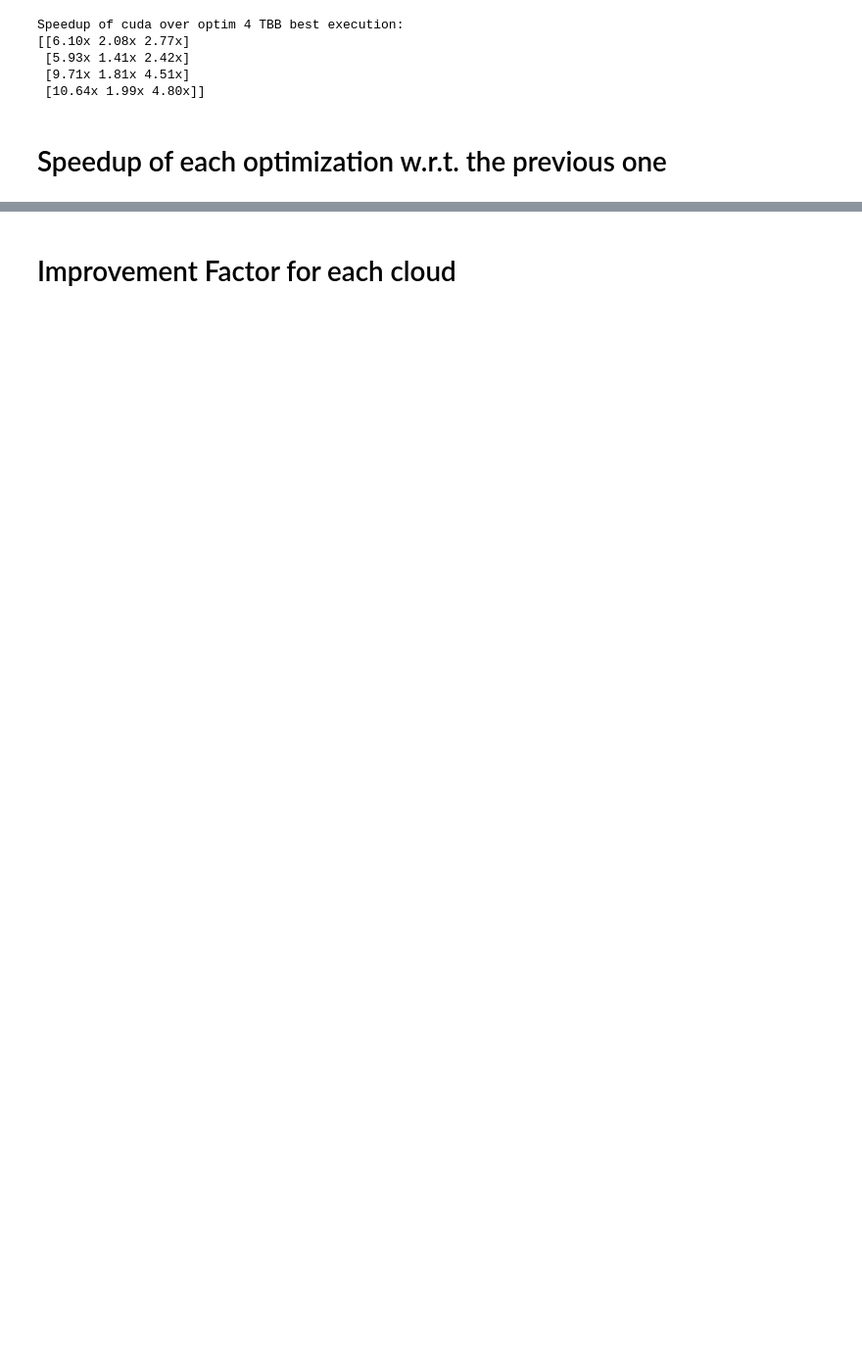
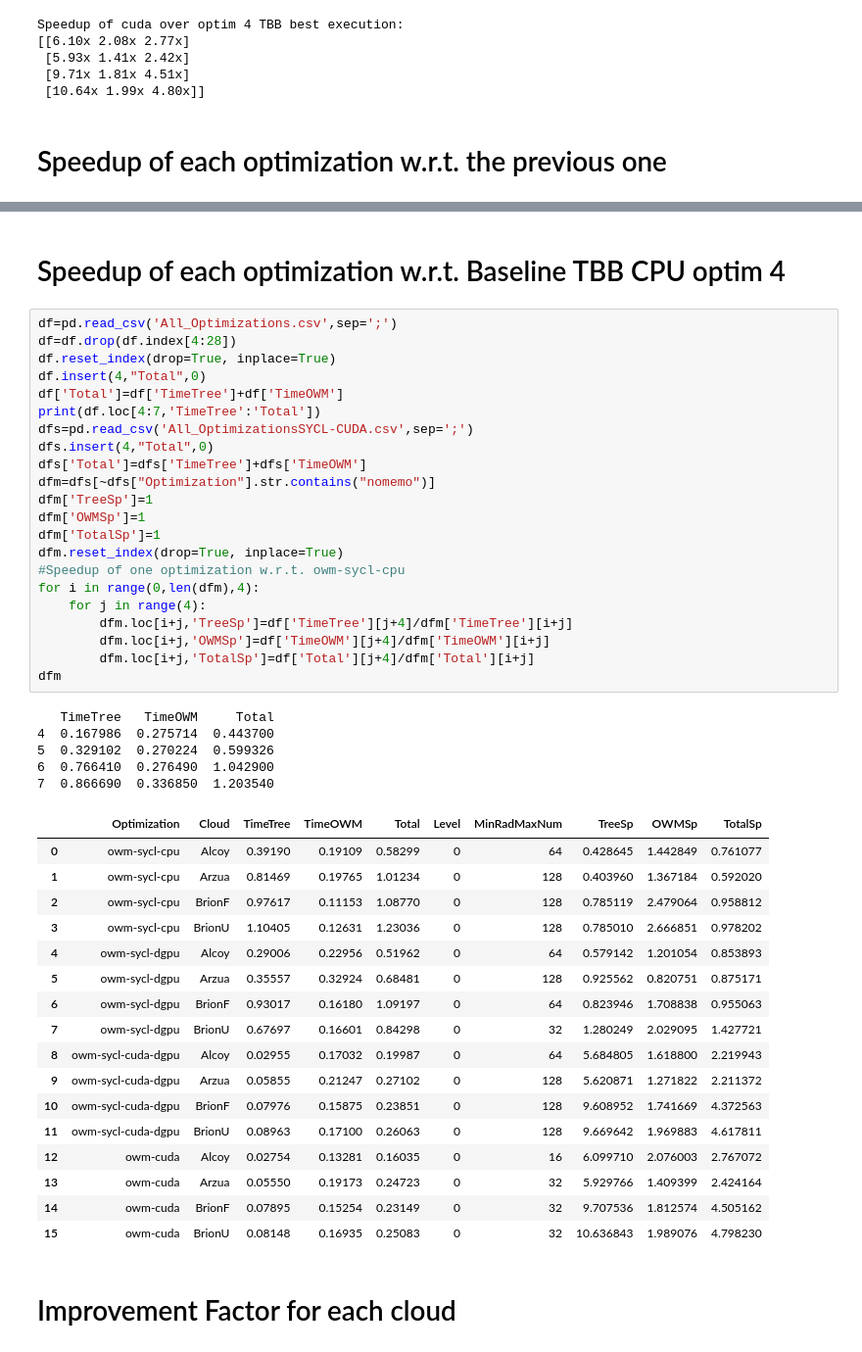
Before and after one commit to PPMC-DAC/FastOWM, a Jupyter notebook: Results/process_all_optimSYCL-CUDA.ipynb, the cells around one changed output, grey strips where cells are left out. Shown at 98% size. Saved outputs shown, nothing was run; the diff lists cells and outputs as text; blank space fills up the shorter version.

```diff
--- a/Results/process_all_optimSYCL-CUDA.ipynb
+++ b/Results/process_all_optimSYCL-CUDA.ipynb
@@ -148,3 +224,50 @@ dfm
+# %% [markdown]
+# Speedup of each optimization w.r.t. Baseline TBB CPU optim 4
+# %%
+df=pd.read_csv('All_Optimizations.csv',sep=';')
+df=df.drop(df.index[4:28])
+df.reset_index(drop=True, inplace=True)
+df.insert(4,"Total",0)
+df['Total']=df['TimeTree']+df['TimeOWM']
+print(df.loc[4:7,'TimeTree':'Total'])
+dfs=pd.read_csv('All_OptimizationsSYCL-CUDA.csv',sep=';')
+dfs.insert(4,"Total",0)
+dfs['Total']=dfs['TimeTree']+dfs['TimeOWM']
+dfm=dfs[~dfs["Optimization"].str.contains("nomemo")]
+dfm['TreeSp']=1
+dfm['OWMSp']=1
+dfm['TotalSp']=1
+dfm.reset_index(drop=True, inplace=True)
+#Speedup of one optimization w.r.t. owm-sycl-cpu
+for i in range(0,len(dfm),4):
+    for j in range(4):
+        dfm.loc[i+j,'TreeSp']=df['TimeTree'][j+4]/dfm['TimeTree'][i+j]
+        dfm.loc[i+j,'OWMSp']=df['TimeOWM'][j+4]/dfm['TimeOWM'][i+j]
+        dfm.loc[i+j,'TotalSp']=df['Total'][j+4]/dfm['Total'][i+j]
+dfm
+# %% [output]
+   TimeTree   TimeOWM     Total
+4  0.167986  0.275714  0.443700
+5  0.329102  0.270224  0.599326
+6  0.766410  0.276490  1.042900
+7  0.866690  0.336850  1.203540
+|  | Optimization | Cloud | TimeTree | TimeOWM | Total | Level | MinRadMaxNum | TreeSp | OWMSp | TotalSp |
+| 0 | owm-sycl-cpu | Alcoy | 0.39190 | 0.19109 | 0.58299 | 0 | 64 | 0.428645 | 1.442849 | 0.761077 |
+| 1 | owm-sycl-cpu | Arzua | 0.81469 | 0.19765 | 1.01234 | 0 | 128 | 0.403960 | 1.367184 | 0.592020 |
+| 2 | owm-sycl-cpu | BrionF | 0.97617 | 0.11153 | 1.08770 | 0 | 128 | 0.785119 | 2.479064 | 0.958812 |
+| 3 | owm-sycl-cpu | BrionU | 1.10405 | 0.12631 | 1.23036 | 0 | 128 | 0.785010 | 2.666851 | 0.978202 |
+| 4 | owm-sycl-dgpu | Alcoy | 0.29006 | 0.22956 | 0.51962 | 0 | 64 | 0.579142 | 1.201054 | 0.853893 |
+| 5 | owm-sycl-dgpu | Arzua | 0.35557 | 0.32924 | 0.68481 | 0 | 128 | 0.925562 | 0.820751 | 0.875171 |
+| 6 | owm-sycl-dgpu | BrionF | 0.93017 | 0.16180 | 1.09197 | 0 | 64 | 0.823946 | 1.708838 | 0.955063 |
+| 7 | owm-sycl-dgpu | BrionU | 0.67697 | 0.16601 | 0.84298 | 0 | 32 | 1.280249 | 2.029095 | 1.427721 |
+| 8 | owm-sycl-cuda-dgpu | Alcoy | 0.02955 | 0.17032 | 0.19987 | 0 | 64 | 5.684805 | 1.618800 | 2.219943 |
+| 9 | owm-sycl-cuda-dgpu | Arzua | 0.05855 | 0.21247 | 0.27102 | 0 | 128 | 5.620871 | 1.271822 | 2.211372 |
+| 10 | owm-sycl-cuda-dgpu | BrionF | 0.07976 | 0.15875 | 0.23851 | 0 | 128 | 9.608952 | 1.741669 | 4.372563 |
+| 11 | owm-sycl-cuda-dgpu | BrionU | 0.08963 | 0.17100 | 0.26063 | 0 | 128 | 9.669642 | 1.969883 | 4.617811 |
+| 12 | owm-cuda | Alcoy | 0.02754 | 0.13281 | 0.16035 | 0 | 16 | 6.099710 | 2.076003 | 2.767072 |
+| 13 | owm-cuda | Arzua | 0.05550 | 0.19173 | 0.24723 | 0 | 32 | 5.929766 | 1.409399 | 2.424164 |
+| 14 | owm-cuda | BrionF | 0.07895 | 0.15254 | 0.23149 | 0 | 32 | 9.707536 | 1.812574 | 4.505162 |
+| 15 | owm-cuda | BrionU | 0.08148 | 0.16935 | 0.25083 | 0 | 32 | 10.636843 | 1.989076 | 4.798230 |
 # %% [markdown]
 # Improvement Factor for each cloud
 # %%
```
Also changed, not shown: parts of 19 cells of this notebook, 2 other files.
